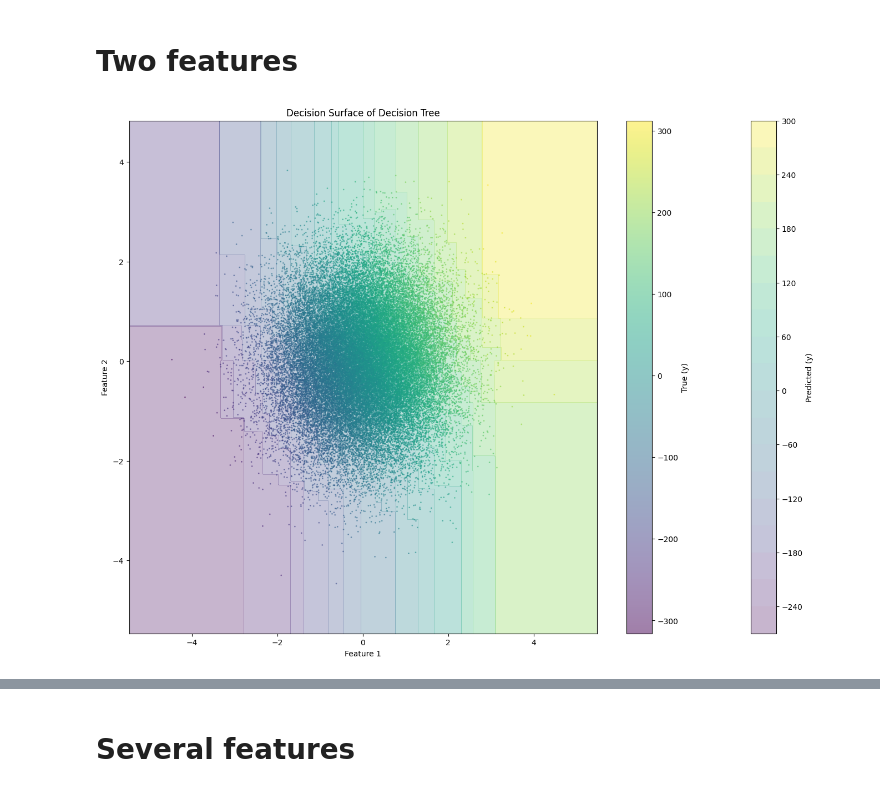
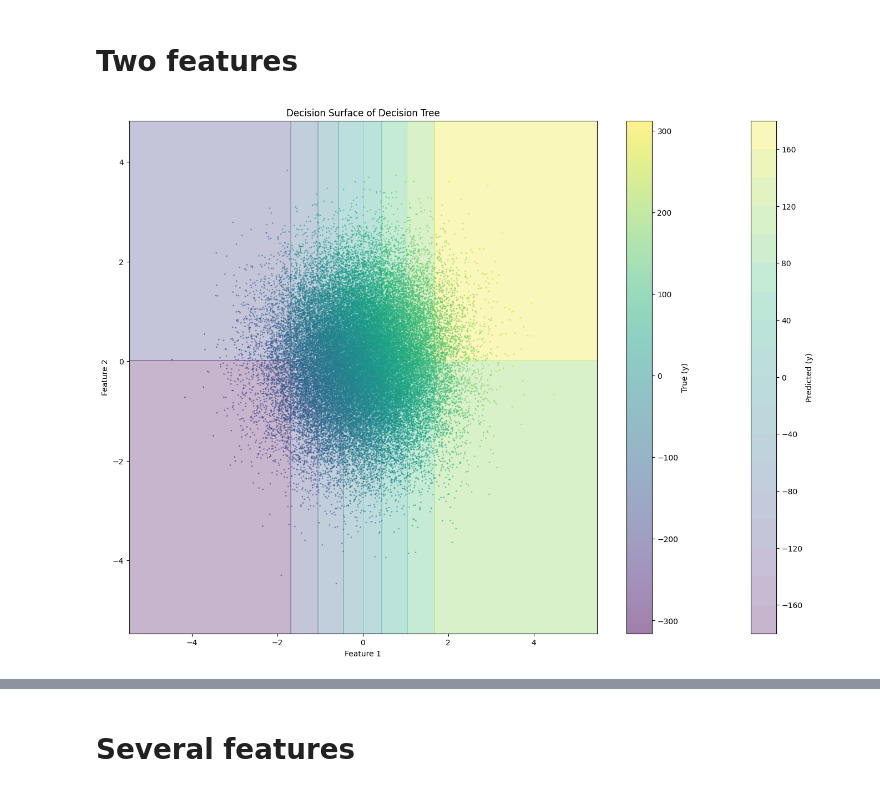
Before and after one commit to boyfws/models, a Jupyter notebook: Trees/DecisionTreeReg_test.ipynb, the cells around one changed output, grey strips where cells are left out. Saved outputs shown, nothing was run; the diff lists cells and outputs as text; code cells hidden in the pictures.

```diff
--- a/Trees/DecisionTreeReg_test.ipynb
+++ b/Trees/DecisionTreeReg_test.ipynb
@@ -37,32 +38,32 @@ X, y = make_regression(
 )
 
 tree = DecisionTreeRegressor(
-    max_depth=10,
+    max_depth=5,
     random_state=42,
     loss="MSE",
     min_samples_split=20
 )
 tree.fit(X, y)
 
 x1_min, x1_max = X[:, 0].min() - 1, X[:, 0].max() + 1
 x2_min, x2_max = X[:, 1].min() - 1, X[:, 1].max() + 1
 xx1, xx2 = np.meshgrid(np.linspace(x1_min, x1_max, 500),
                        np.linspace(x2_min, x2_max, 500))
 
 Z = tree.predict(np.c_[xx1.ravel(), xx2.ravel()])
 Z = Z.reshape(xx1.shape)
 
 fig, ax = plt.subplots(figsize=(17, 12))
 
 contour = ax.contourf(xx1, xx2, Z, levels=20, cmap='viridis', alpha=0.3)
 plt.colorbar(contour, label='Predicted (y)')
 
 sc = ax.scatter(X[:, 0], X[:, 1], c=y, cmap='viridis', alpha=0.5, s=1, label='Data')
 plt.colorbar(sc, label='True (y)')
 
 ax.set_title('Decision Surface of Decision Tree')
 ax.set_xlabel('Feature 1')
 ax.set_ylabel('Feature 2')
 plt.show()
 # %% [output]
-[figure, old version]
+[figure, new version]
```
Also changed, not shown: parts of 4 cells of this notebook, 2 other files.
